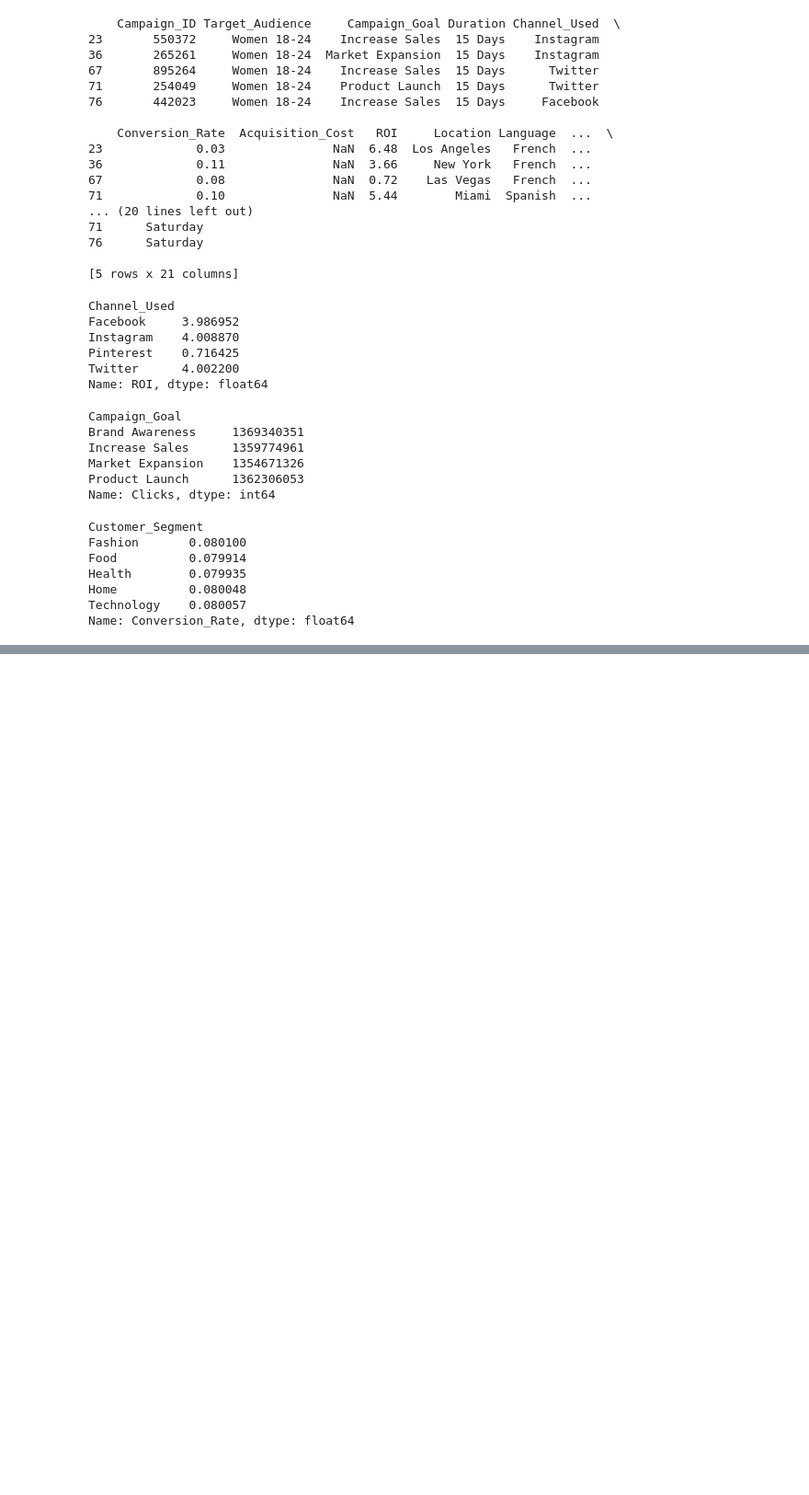
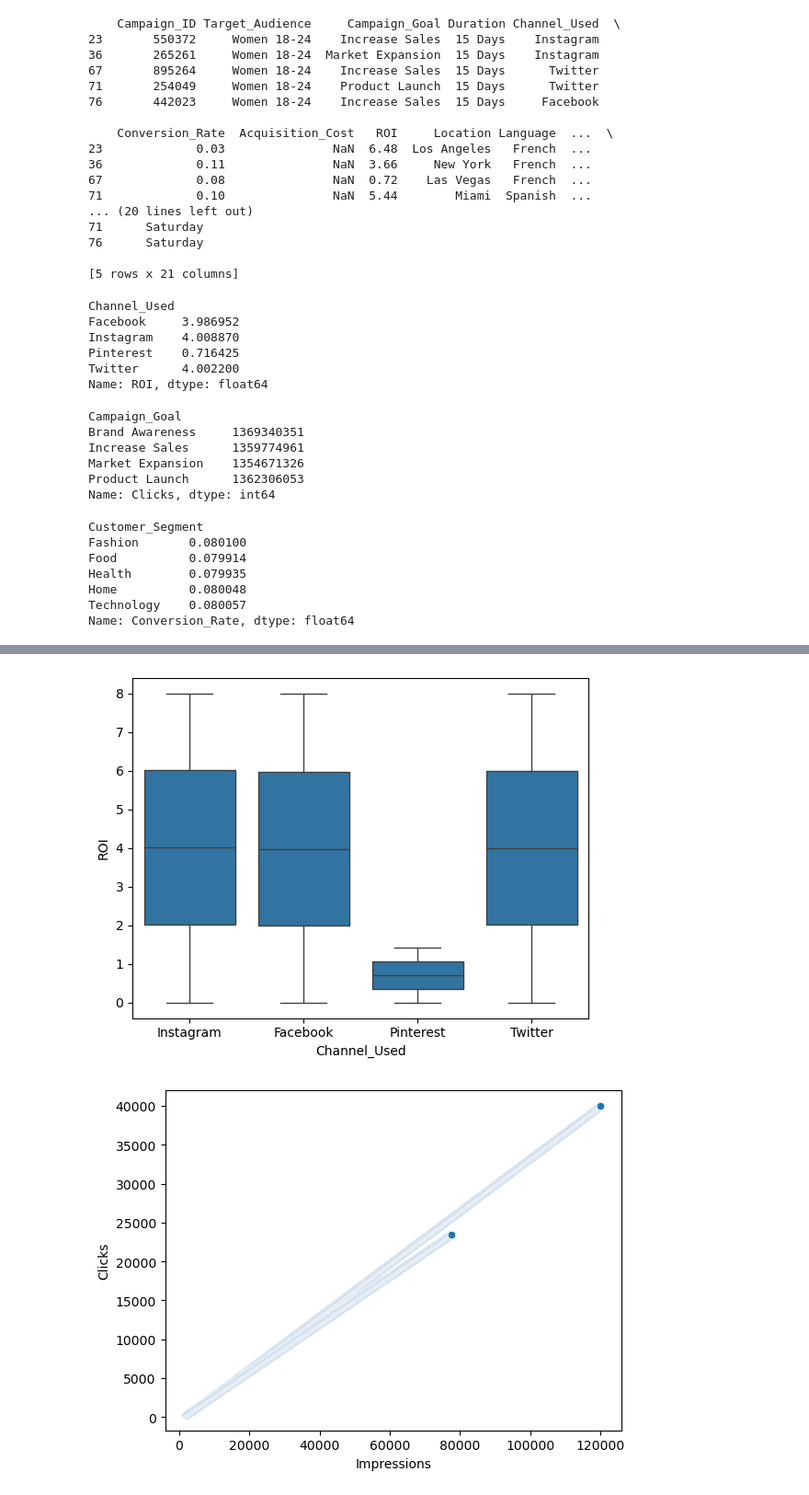
Before and after one commit to a4amalatoms-lgtm/Social_Media_Advertising, a Jupyter notebook: Data Pre-processing.ipynb, the cells around one changed output, grey strips where cells are left out. Shown at 92% size. Cells and saved outputs as stored; diff of their text form; code cells hidden in the pictures; blank space fills up the shorter version.

```diff
--- a/Data Pre-processing.ipynb
+++ b/Data Pre-processing.ipynb
@@ -299,0 +325,9 @@ Name: Conversion_Rate, dtype: float64
+# %%
+sns.boxplot(x='Channel_Used', y='ROI', data=df)
+plt.show()
+
+sns.scatterplot(x='Impressions', y='Clicks', data=df)
+plt.show()
+# %% [output]
+[figure, added]
+[figure, added]
```
Also changed, not shown: parts of 31 cells of this notebook.
